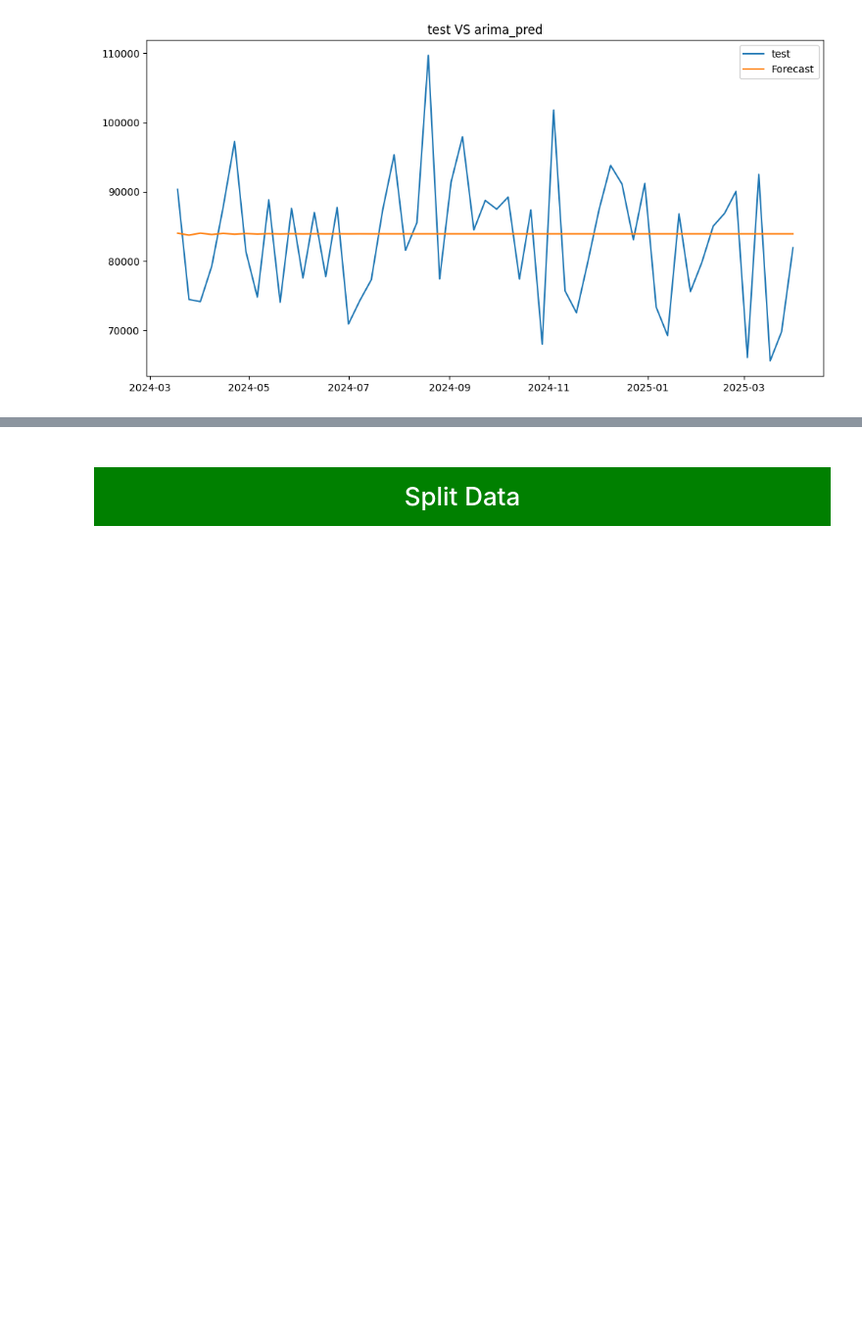
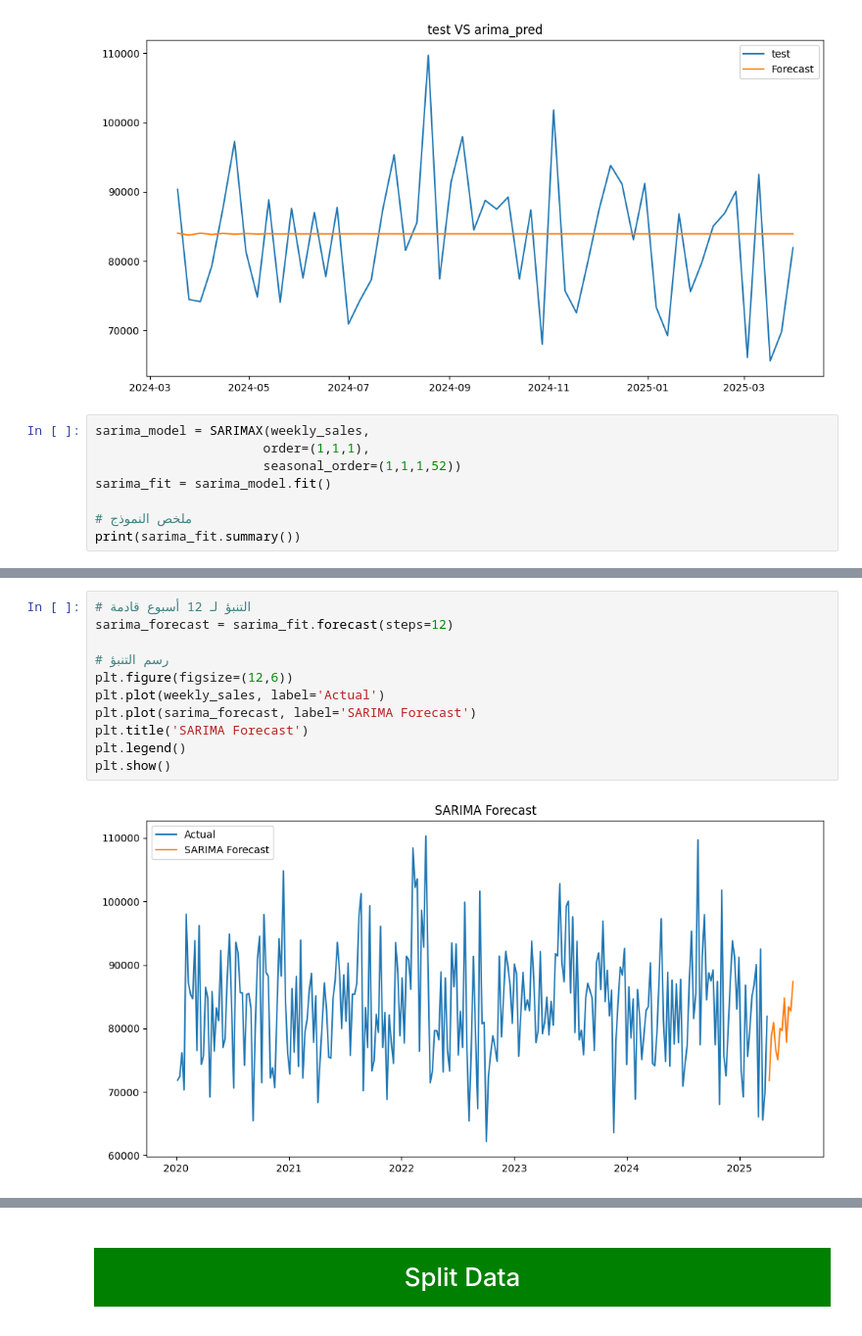
Before and after one commit to Islam-Ragab8/ML-, a Jupyter notebook: supplement-sales-data.ipynb, the cells around one changed output, grey strips where cells are left out. Shown at 98% size. Cells and saved outputs as stored; diff of their text form; blank space fills up the shorter version.

```diff
--- a/supplement-sales-data.ipynb
+++ b/supplement-sales-data.ipynb
@@ -356,3 +357,11 @@ plt.legend()
 plt.show()
 # %% [output]
 [figure]
+# %%
+sarima_model = SARIMAX(weekly_sales,
+                      order=(1,1,1),
+                      seasonal_order=(1,1,1,52))
+sarima_fit = sarima_model.fit()
+
+# ملخص النموذج
+print(sarima_fit.summary())
@@ -358,0 +386,13 @@ plt.show()
+# %%
+# التنبؤ لـ 12 أسبوع قادمة
+sarima_forecast = sarima_fit.forecast(steps=12)
+
+# رسم التنبؤ
+plt.figure(figsize=(12,6))
+plt.plot(weekly_sales, label='Actual')
+plt.plot(sarima_forecast, label='SARIMA Forecast')
+plt.title('SARIMA Forecast')
+plt.legend()
+plt.show()
+# %% [output]
+[figure, added]
```
Also changed, not shown: parts of 10 cells of this notebook.
